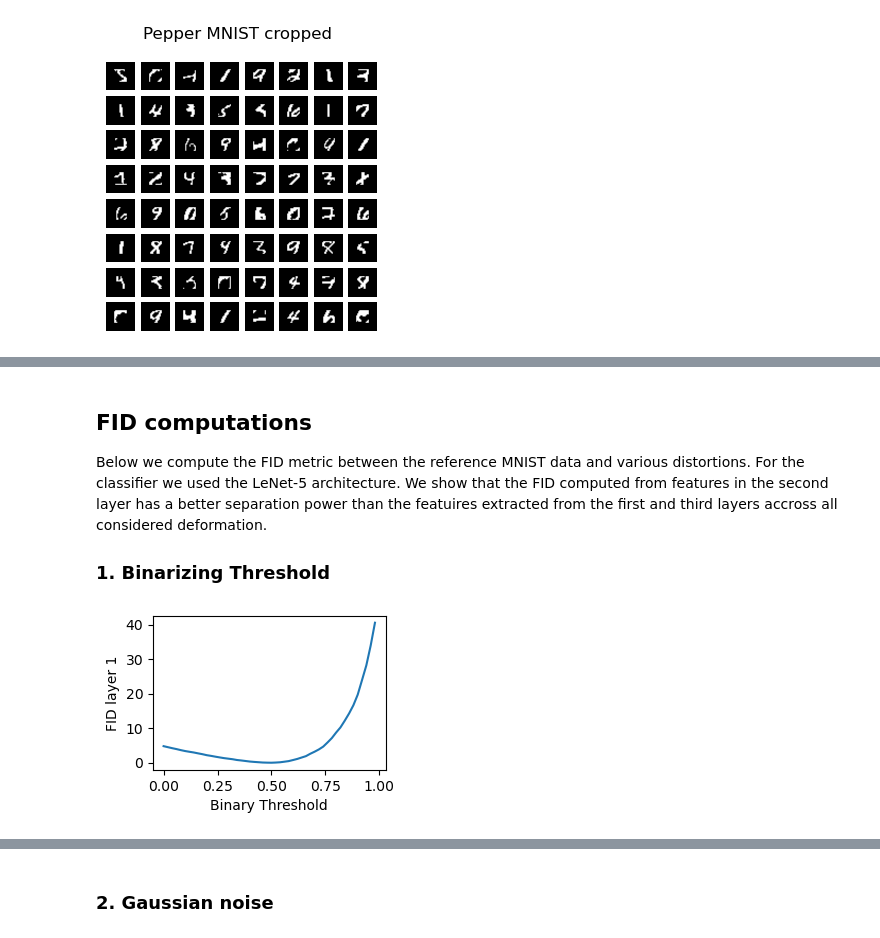
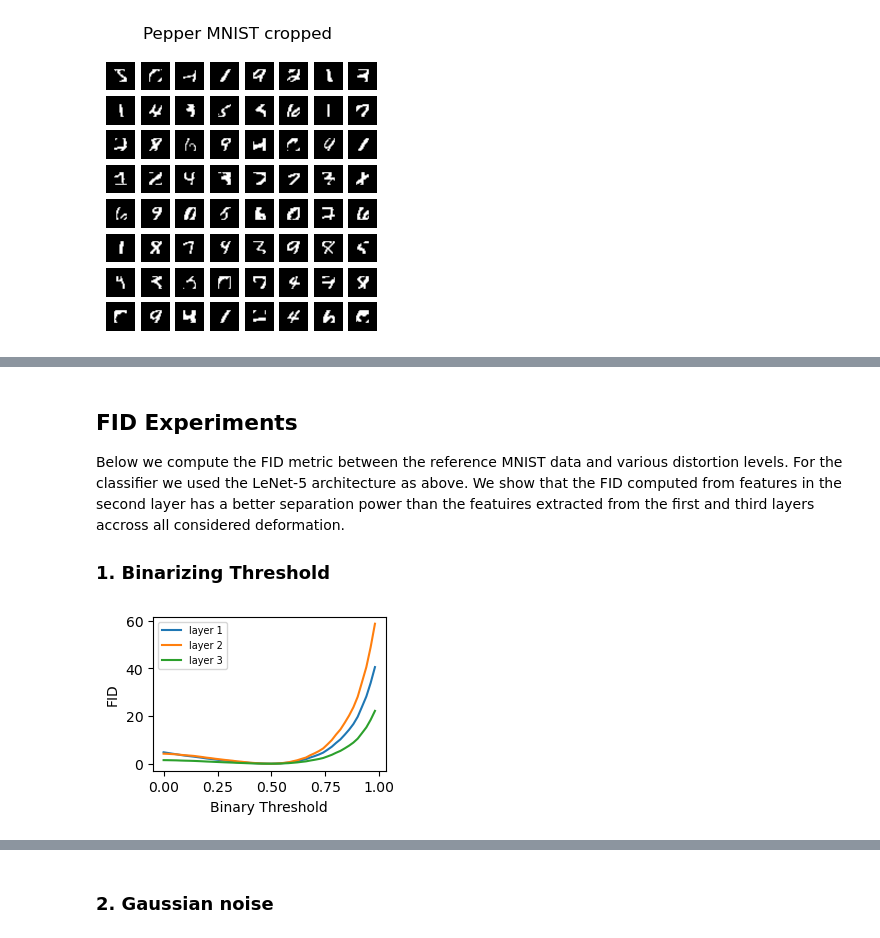
Before and after one commit to dfaroughy/FID-MNIST, a Jupyter notebook: FID_MNIST.ipynb, the cells around one changed output, grey strips where cells are left out. Saved outputs shown, nothing was run; the diff lists cells and outputs as text; code cells hidden in the pictures.

Commit message:
update experiment

```diff
--- a/FID_MNIST.ipynb
+++ b/FID_MNIST.ipynb
@@ -107,0 +125,30 @@ model accuracy = 98.54%
+# %%
+from fid import compute_fid
+
+data = load_nist_data(name='MNIST',  train=True, distortion='binerize', level=0.1)
+fid = compute_fid(model, data, mu, sigma, extract_feature_layer='fc2')
+print('binerize (0.1): fid = {}'.format(fid))
+
+data = load_nist_data(name='MNIST', train=True, distortion='binerize', level=0.9)
+fid = compute_fid(model, data, mu, sigma, extract_feature_layer='fc2')
+print('binerize (0.9): fid = {}'.format(fid))
+
+data = load_nist_data(name='MNIST', train=True, distortion='noise', level=0.25)
+fid = compute_fid(model, data, mu, sigma, extract_feature_layer='fc2')
+print('gassian noise: fid = {}'.format(fid))
+
+data = load_nist_data(name='MNIST', train=True, distortion='blur', level=1.25)
+fid = compute_fid(model, data, mu, sigma, extract_feature_layer='fc2')
+print('gaussian blurr: fid = {}'.format(fid))
+
+data = load_nist_data(name='MNIST', train=True, distortion='swirl', level=3)
+fid = compute_fid(model, data, mu, sigma, extract_feature_layer='fc2')
+print('swirl: fid = {}'.format(fid))
+
+data = load_nist_data(name='MNIST', train=True, distortion='pixelize', level=0.5)
+fid = compute_fid(model, data, mu, sigma, extract_feature_layer='fc2')
+print('pixalated: fid = {}'.format(fid))
+
+data = load_nist_data(name='MNIST', train=True, distortion='crop', level=0.55)
+fid = compute_fid(model, data, mu, sigma, extract_feature_layer='fc2')
+print('cropped: fid = {}'.format(fid))
@@ -108,8 +163,8 @@ model accuracy = 98.54%
 # %% [markdown]
-## FID computations
+## FID Experiments
 
-Below we compute the FID metric between the reference MNIST data and various distortions.
-For the classifier we used the LeNet-5 architecture. We show that the FID computed from
+Below we compute the FID metric between the reference MNIST data and various distortion levels.
+For the classifier we used the LeNet-5 architecture as above. We show that the FID computed from
 features in the second layer has a better separation power than the featuires extracted from
 the first and third layers accross all considered deformation.
 
@@ -117,13 +172,18 @@ the first and third layers accross all considered deformation.
 # %%
 import numpy as np
 from fid import distorted_NIST_fid
 
-fid = distorted_NIST_fid(model, name='MNIST', distortion='binerize', values=np.arange(0.0, 1, 0.02), layer='fc1')
+fid_1 = distorted_NIST_fid(model, name='MNIST', distortion='binerize', values=np.arange(0.0, 1, 0.02), layer='fc1')
+fid_2 = distorted_NIST_fid(model, name='MNIST', distortion='binerize', values=np.arange(0.0, 1, 0.02), layer='fc2')
+fid_3 = distorted_NIST_fid(model, name='MNIST', distortion='binerize', values=np.arange(0.0, 1, 0.02), layer='fc3')
 
 fig, ax = plt.subplots(1,1, figsize=(3,2))
-plt.plot(fid.keys(), fid.values())
-plt.ylabel('FID layer 1')
+plt.plot(fid_1.keys(), fid_1.values(), label='layer 1')
+plt.plot(fid_2.keys(), fid_2.values(), label='layer 2')
+plt.plot(fid_3.keys(), fid_3.values(), label='layer 3')
+plt.ylabel('FID')
 plt.xlabel('Binary Threshold')
+plt.legend(loc='upper left', fontsize=7)
 plt.show()
 # %% [output]
-[figure, old version]
+[figure, new version]
```
Also changed, not shown: parts of 22 cells of this notebook, 1 other file.
